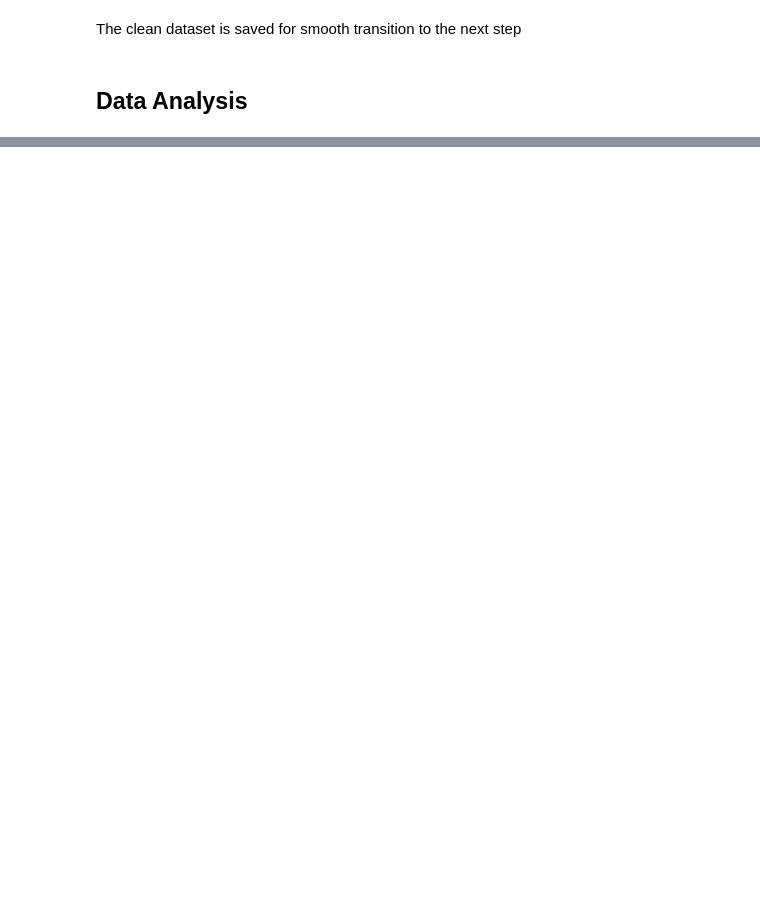
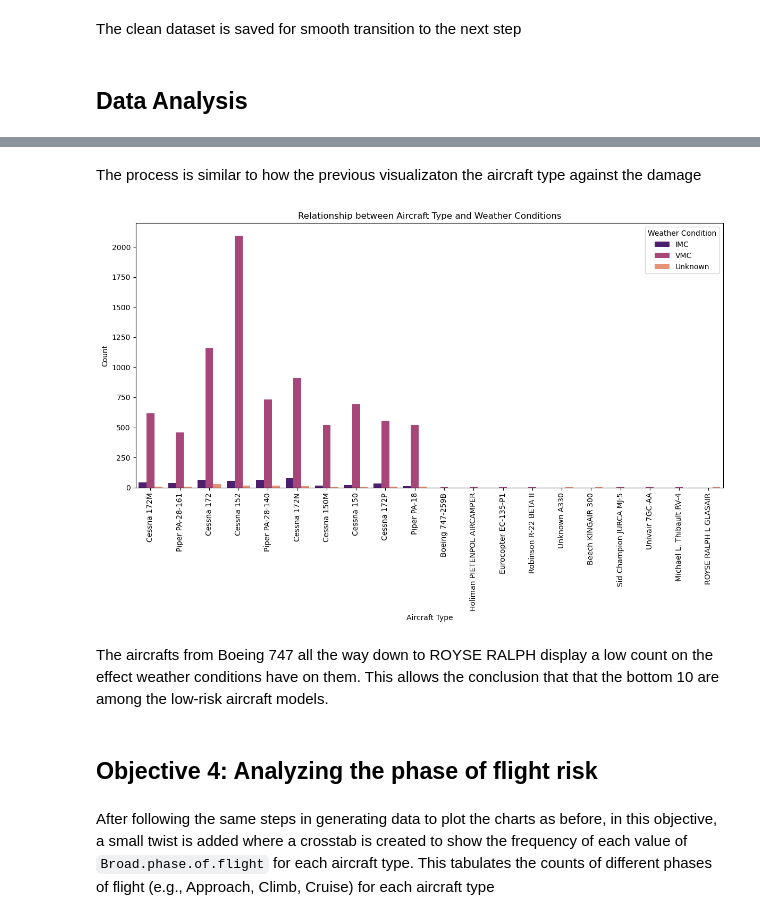
Before and after one commit to NgureGlo/Aviation_Project, a Jupyter notebook: aircraft_risk_analysis.ipynb, the cells around one changed output, grey strips where cells are left out. Saved outputs shown, nothing was run; the diff lists cells and outputs as text; code cells hidden in the pictures; blank space fills up the shorter version.

```diff
--- a/aircraft_risk_analysis.ipynb
+++ b/aircraft_risk_analysis.ipynb
@@ -454,12 +520,26 @@ aviation_data_clean['Weather.Condition'].value_counts()
+# %% [markdown]
+The process is similar to how the previous visualizaton the aircraft type against the damage
 # %%
-# Get the top 10 and bottom 10 aircraft types based on occurrence counts
+# Getting the top 10 and bottom 10 aircraft types based on occurrence counts
 top_10_aircraft_types = aviation_data_clean['Aircraft.Type'].value_counts().head(10).index.tolist()
 bottom_10_aircraft_types = aviation_data_clean['Aircraft.Type'].value_counts().tail(10).index.tolist()
 
-# Filter the dataset to include only the top 10 and bottom 10 aircraft types
+# Filtering the dataset to include only the top 10 and bottom 10 aircraft types
 top_10_data = aviation_data_clean[aviation_data_clean['Aircraft.Type'].isin(top_10_aircraft_types)]
 bottom_10_data = aviation_data_clean[aviation_data_clean['Aircraft.Type'].isin(bottom_10_aircraft_types)]
 
-# Concatenate the top 10 and bottom 10 data
+# Concatenateting the top 10 and bottom 10 data
 combined_data = pd.concat([top_10_data, bottom_10_data])
-combined_data
+
+# Plotting the relationship between aircraft type and weather conditions
+plt.figure(figsize=(12, 8))
+sns.countplot(data=combined_data, x='Aircraft.Type', hue='Weather.Condition', palette='magma')
+plt.title('Relationship between Aircraft Type and Weather Conditions')
+plt.xlabel('Aircraft Type')
+plt.ylabel('Count')
+plt.xticks(rotation=90)
+plt.legend(title='Weather Condition')
+plt.tight_layout()
+plt.show()
+# %% [output]
+[figure, added]
@@ -498,0 +546,6 @@ plt.show()
+# %% [markdown]
+The aircrafts from Boeing 747 all the way down to ROYSE RALPH display a low count on the effect weather conditions have on them. This allows the conclusion that that the bottom 10 are among the low-risk aircraft models.
+# %% [markdown]
+## Objective 4: Analyzing the phase of flight risk
+# %% [markdown]
+After following the same steps in generating data to plot the charts as before, in this objective, a small twist is added where a crosstab is created to show the frequency of each value of `Broad.phase.of.flight` for each aircraft type. This tabulates the counts of different phases of flight (e.g., Approach, Climb, Cruise) for each aircraft type
```
Also changed, not shown: parts of 59 cells of this notebook.
